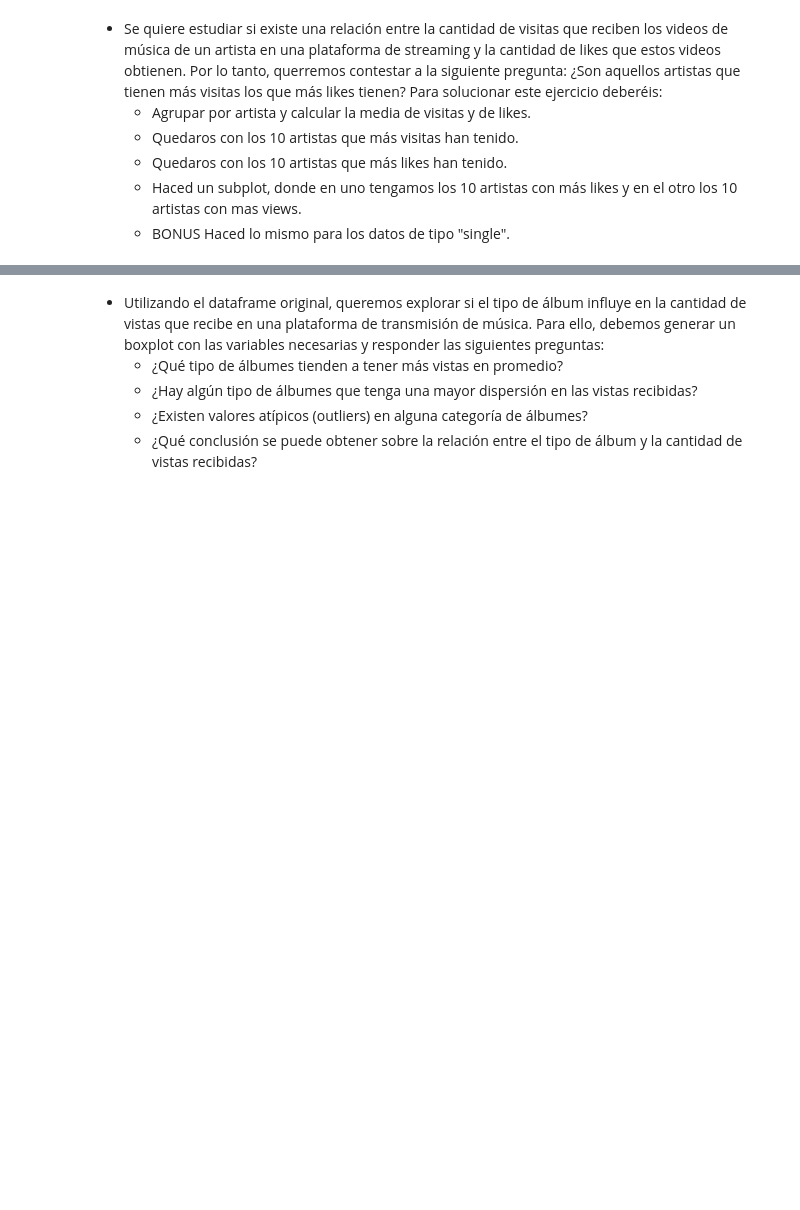
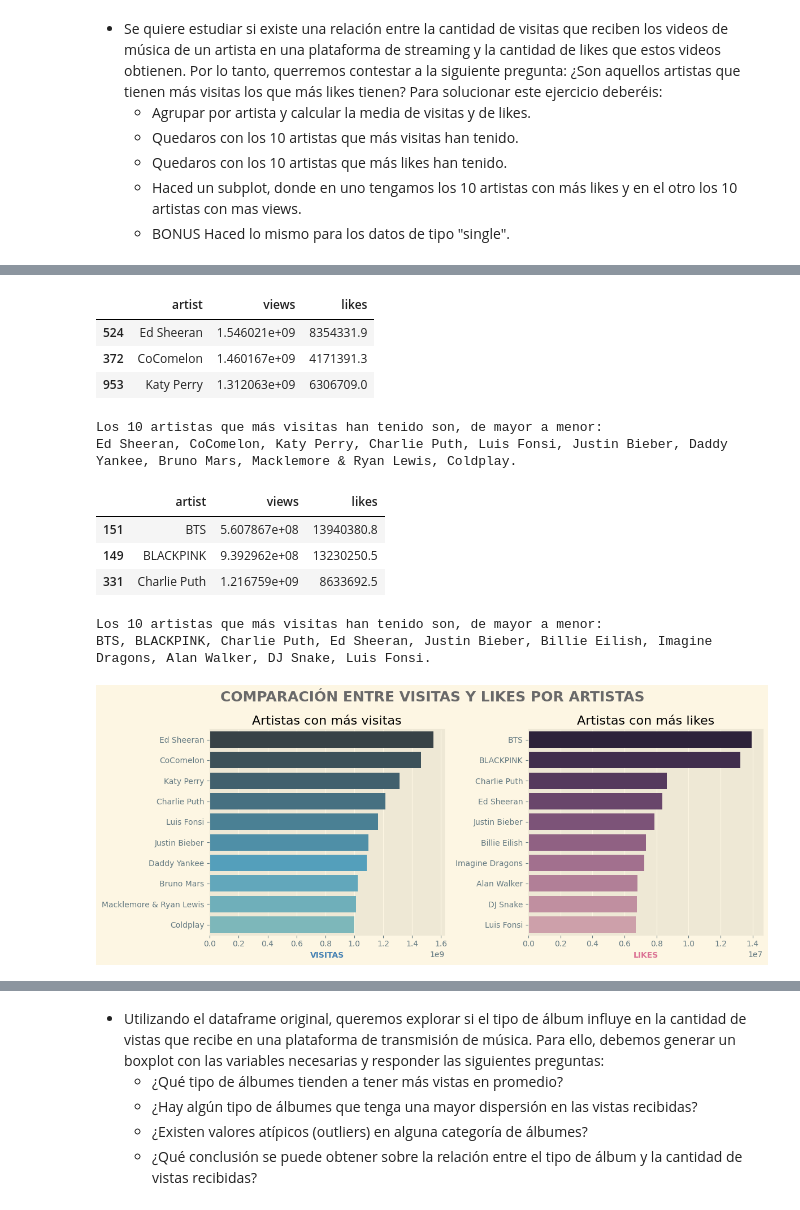
Before and after one commit to NataliaBarquin/Adalab_evaluacion_3_EDA_spotify, a Jupyter notebook: notebooks/pandas.ipynb, the cells around one changed output, grey strips where cells are left out. Cells and saved outputs as stored; diff of their text form; code cells hidden in the pictures; blank space fills up the shorter version.

```diff
--- a/notebooks/pandas.ipynb
+++ b/notebooks/pandas.ipynb
@@ -228,0 +338,4 @@ df_spotify['artist'] = df_spotify['artist'].apply(lambda simbolo: simbolo.replac
+# %%
+#ordenamos de mayor a menor y nos quedamos con los 10 primeros valores. Para ello creamos una función ya que lo usaremos varias veces (más adelante en el bonus).
+def seleccion_top(df, col):
+    return df.sort_values(by= col, ascending = False).iloc[:10, :]
@@ -228,0 +346,32 @@ df_spotify['artist'] = df_spotify['artist'].apply(lambda simbolo: simbolo.replac
+# %%
+#creamos un df ordenado por visitas
+df_visitas_top = seleccion_top(df_visitas_likes, ['views'])
+df_visitas_top.head(3)
+# %% [output]
+|  | artist | views | likes |
+| 524 | Ed Sheeran | 1.546021e+09 | 8354331.9 |
+| 372 | CoComelon | 1.460167e+09 | 4171391.3 |
+| 953 | Katy Perry | 1.312063e+09 | 6306709.0 |
+# %%
+imprimir_top(df_visitas_top, 'artist')
+# %% [output]
+Los 10 artistas que más visitas han tenido son, de mayor a menor:
+Ed Sheeran, CoComelon, Katy Perry, Charlie Puth, Luis Fonsi, Justin Bieber, Daddy Yankee, Bruno Mars, Macklemore & Ryan Lewis, Coldplay.
+# %%
+#hacemos lo mismo con los likes
+df_likes_top = seleccion_top(df_visitas_likes, ['likes'])
+df_likes_top.head(3)
+# %% [output]
+|  | artist | views | likes |
+| 151 | BTS | 5.607867e+08 | 13940380.8 |
+| 149 | BLACKPINK | 9.392962e+08 | 13230250.5 |
+| 331 | Charlie Puth | 1.216759e+09 | 8633692.5 |
+# %%
+imprimir_top(df_likes_top, 'artist')
+# %% [output]
+Los 10 artistas que más visitas han tenido son, de mayor a menor:
+BTS, BLACKPINK, Charlie Puth, Ed Sheeran, Justin Bieber, Billie Eilish, Imagine Dragons, Alan Walker, DJ Snake, Luis Fonsi.
+# %%
+#Vamos a comenzar a crear gráficas para entender mejor nuestros datos.
+#Antes de nada, vamos a definir un estilo para nuestras visualizaciones. Este método no tendremos que llamarlo de nuevo ya que aplicará a todas las visualizaciones de este jupyter.
+plt.style.use('Solarize_Light2')
@@ -228,0 +437,25 @@ df_spotify['artist'] = df_spotify['artist'].apply(lambda simbolo: simbolo.replac
+# %%
+'''Las paletas de color son las características de personalización que pasamos como parámetro porque queremos que sean diferentes cada vez que creemos una gráfica nueva.
+Hemos decidido que el nombre del eje X combine con la paleta de las barras. Creamos un campo dentro de cada paleta con el color del nombre, para que se relacione direcamente
+y no tengamos que pasarlo como parámetro cada vez.'''
+
+paleta_vis_global = sns.color_palette('GnBu_r_d', 13)
+paleta_vis_global.color_nombre_x = 'steelblue'
+paleta_likes_global = sns.cubehelix_palette(13, reverse = True)
+paleta_likes_global.color_nombre_x = 'palevioletred'
+
+crear_subplot_personalizado(df_visitas_top,
+                            df_likes_top,
+                            'views',
+                            'likes',
+                            'artist',
+                            paleta_vis_global,
+                            paleta_likes_global,
+                            'COMPARACIÓN ENTRE VISITAS Y LIKES POR ARTISTAS',
+                            'Artistas con más visitas',
+                            'Artistas con más likes',
+                            'VISITAS',
+                            'LIKES',
+                            '1_comparacion_visitas_likes.png')
+# %% [output]
+[figure, added]
```
Also changed, not shown: parts of 72 cells of this notebook, 7 other files.
